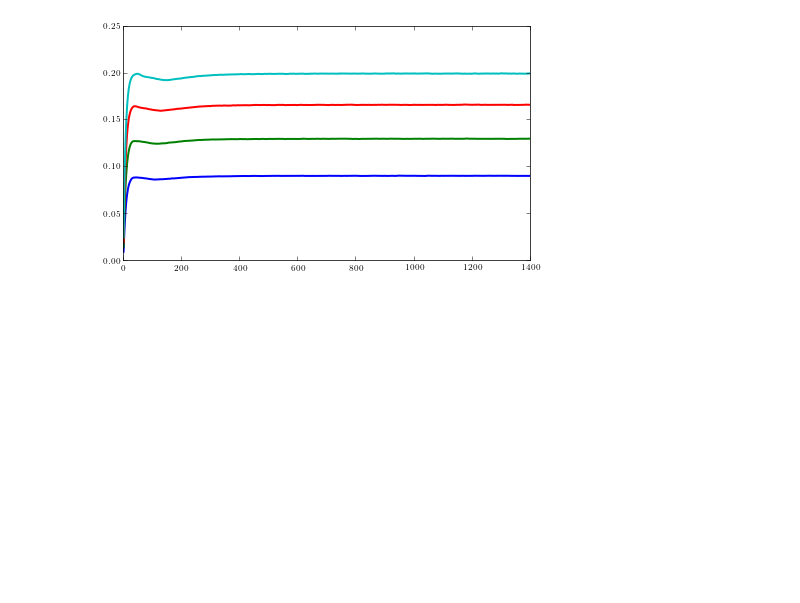
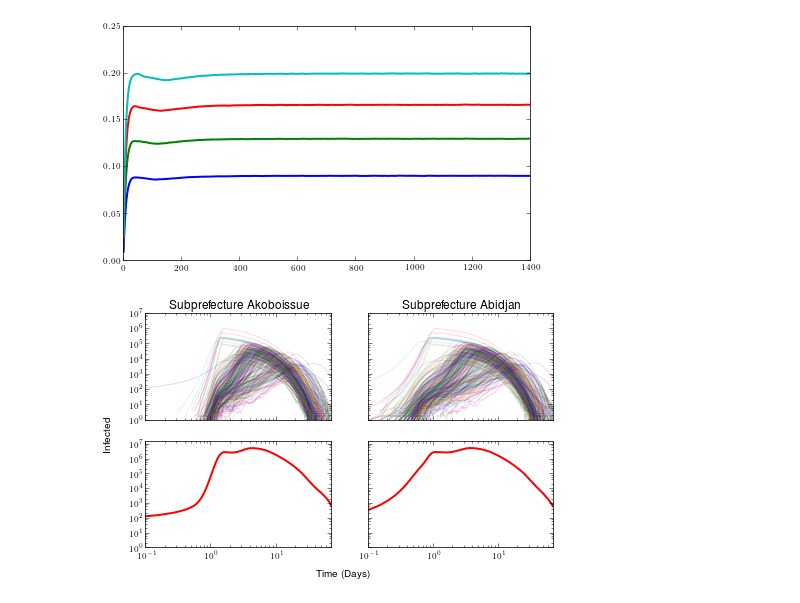
Before and after one commit to ComplexNetTSP/Simulation-Files-for-Large-Scale-Model-for-Information-Dissemination-with-Device-to-Device, a Jupyter notebook: Results/plots.ipynb, the cells around one changed output. Drawn from its saved outputs; the diff is of its cells as text; code cells hidden in the pictures; blank space fills up the shorter version.

```diff
--- a/Results/plots.ipynb
+++ b/Results/plots.ipynb
@@ -224,3 +234,31 @@ plot((np.array(Il_mu5_ER)+np.array(EIl_mu5)+np.array(Il_mu5_ES))/pop)
 # %% [output]
 [<matplotlib.lines.Line2D at 0x...>]
 [figure]
+# %%
+f, axarr = plt.subplots(2, 2,sharex=True)
+
+f.text(0.05, 0.5, 'Infected', ha='center', va='center', rotation='vertical')
+f.text(0.5, 0.04, 'Time (Days)', ha='center', va='center')
+
+dim = A.shape[0]
+for i in xrange(dim):
+    axarr[0,0].loglog(x,A[i, :], alpha=0.15, lw=1)
+axarr[0,0].set_xlim(0.1,70.0)
+axarr[0,0].set_title('Subprefecture Akoboissue')
+
+axarr[1,0].loglog(x,np.array(Inl),'r')
+axarr[1,0].set_ylim(1,pop)
+
+dim = A_59.shape[0]
+axarr[0,1].set_title('Subprefecture Abidjan')
+for i in xrange(dim):
+    axarr[0,1].loglog(x,A_59[i, :], alpha=0.15, lw=1)
+setp(axarr[0,1].get_yticklabels(), visible=False)
+
+axarr[1,1].loglog(x,np.array(Inl_59),'r')
+axarr[1,1].set_ylim(1,pop)
+setp(axarr[1,1].get_yticklabels(), visible=False)
+savefig('fig2.pdf')
+savefig('fig2.svg')
+# %% [output]
+[figure, added]
```
Also changed, not shown: parts of 2 cells of this notebook, 8 other files.
